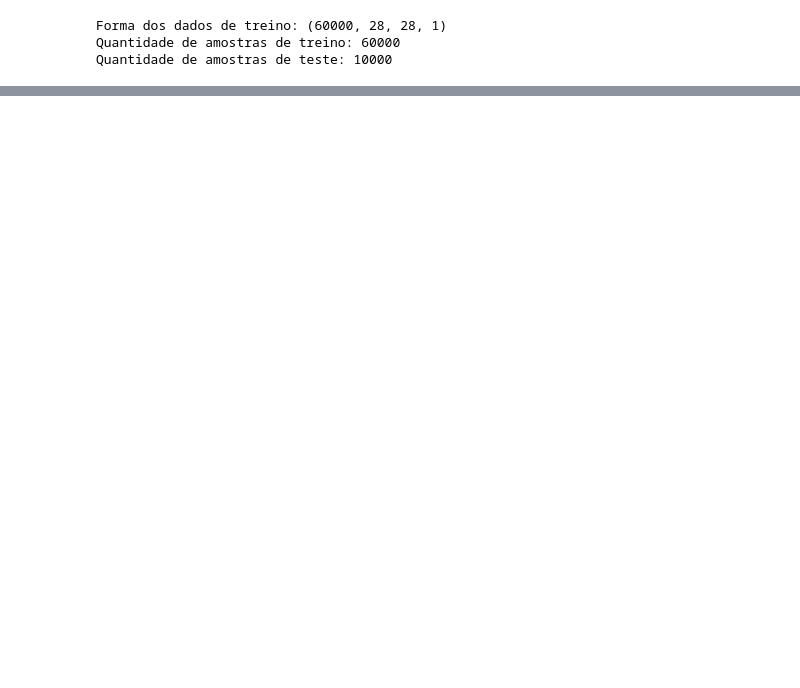
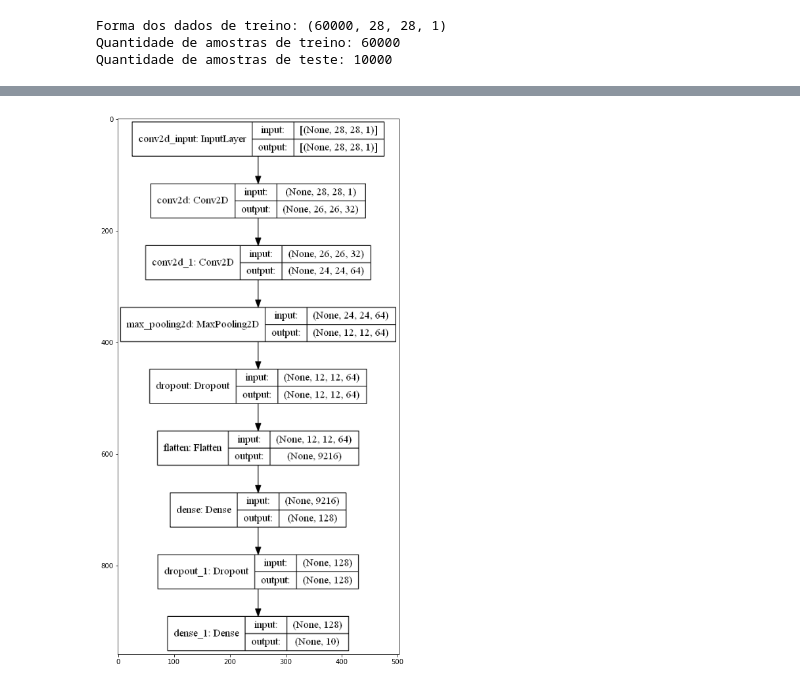
Before and after one commit to GabrielBarrosAS/Curso_Visao_Computacional, a Jupyter notebook: Reconhecimento de digitos/MNIST database.ipynb, the cells around one changed output, grey strips where cells are left out. Saved outputs shown, nothing was run; the diff lists cells and outputs as text; code cells hidden in the pictures; blank space fills up the shorter version.

Commit message:
Finalizando os estudos básicos sobre o reconhecimento de dígitos

```diff
--- a/Reconhecimento de digitos/MNIST database.ipynb
+++ b/Reconhecimento de digitos/MNIST database.ipynb
@@ -123,0 +200,15 @@ None
+# %%
+from tensorflow.keras.utils import plot_model
+import matplotlib.pyplot as plt
+import matplotlib.image as mpimg
+model_diagrams_path = "C:/Users/gabri/Curso_Visao_Computacional/Reconhecimento de digitos/Modelos Salvos/"
+
+plot_model(model,to_file = model_diagrams_path+'model_plot.png',
+          show_shapes = True,
+          show_layer_names = True)
+
+img = mpimg.imread(model_diagrams_path+'model_plot.png')
+plt.figure(figsize=(30,15))
+imgplot = plt.imshow(img)
+# %% [output]
+[figure, added]
```
Also changed, not shown: parts of 7 cells of this notebook, 2 other files.
